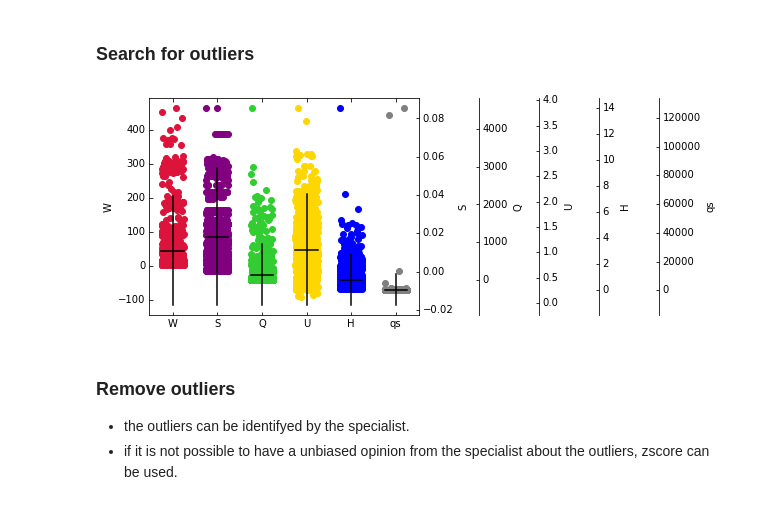
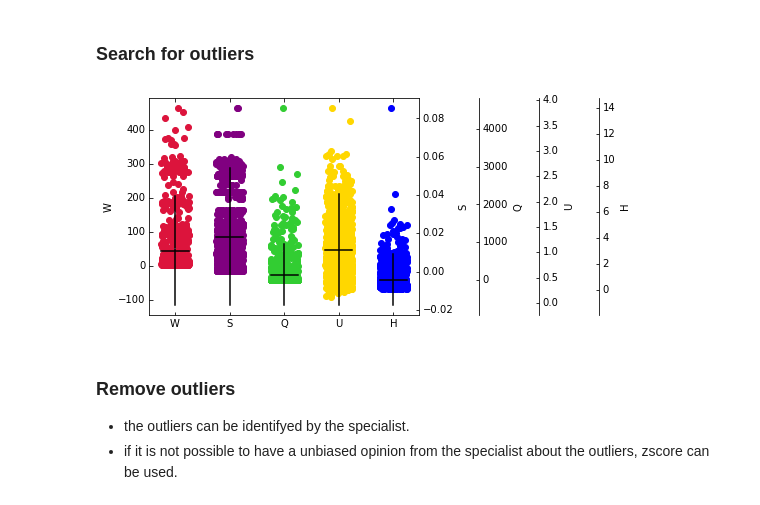
Before and after one commit to ricardovobarros/hydro-informatics, a Jupyter notebook: morphology_predictor/morphology_predictor_SVC.ipynb, the cells around one changed output. Drawn from its saved outputs; the diff is of its cells as text; code cells hidden in the pictures.

```diff
--- a/morphology_predictor/morphology_predictor_SVC.ipynb
+++ b/morphology_predictor/morphology_predictor_SVC.ipynb
@@ -74,42 +74,42 @@ import matplotlib.pyplot as plt
 host = host_subplot(111, axes_class=AA.Axes)
 plt.subplots_adjust(right=0.75)
 
-labels = data.columns[0:6].tolist()
-colors = ["crimson", "purple", "limegreen", "gold", "blue", "gray"]
+labels = data.columns[0:5].tolist()
+colors = ["crimson", "purple", "limegreen", "gold", "blue"]
 
 width=0.5
 
 std_store = []
 mean_store = []
 for i, l in enumerate(labels):
     if i ==0:
         ax = host
         ax.set_ylabel(labels[i])
     else:
         ax = host.twinx()
         new_fixed_axis = ax.get_grid_helper().new_fixed_axis
         ax.axis["right"] = new_fixed_axis(loc="right",
                                             axes=ax,
                                             offset=(60*(i-1), 0))
         ax.axis["right"].toggle(all=True)
         ax.set_ylabel(labels[i])
 
     x = np.ones(data.shape[0])*i + (np.random.rand(data.shape[0])*width-width/2.)
     ax.scatter(x, data[data.columns[i]],color=colors[i])
     mean = data[f"{data.columns[i]}"].mean()
     std = np.std(data[data.columns[i]])
     ax.plot([i-width/2., i+width/2.],[mean,mean], color="k")
     ax.plot([i,i], [mean-2*std, mean+2*std], color="k")
 
 
 
 ax.set_xticks(range(len(labels)))
 ax.set_xticklabels(labels)
 
 plt.draw()
 plt.show()
 # %% [output]
-[figure, old version]
+[figure, new version]
 # %% [markdown]
 ### Remove outliers
 
```
Also changed, not shown: parts of 15 cells of this notebook, 1 other file.
